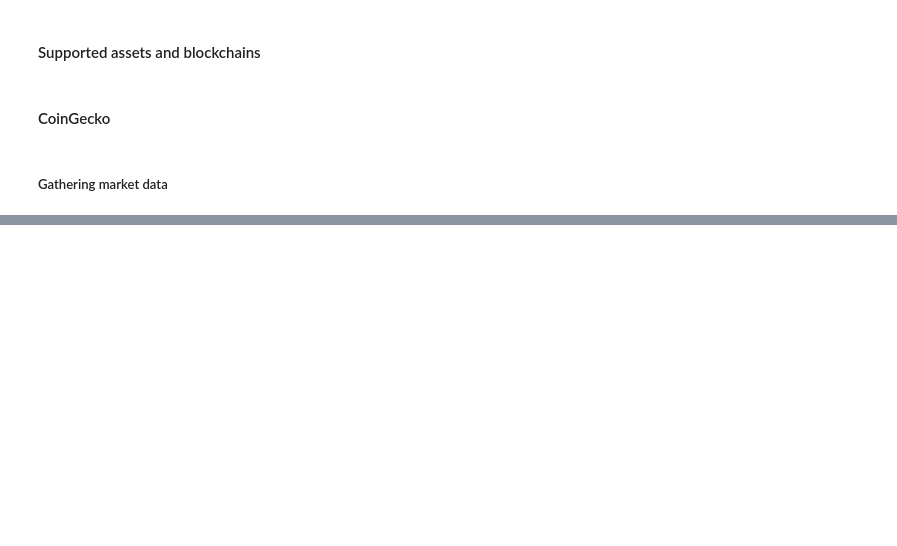
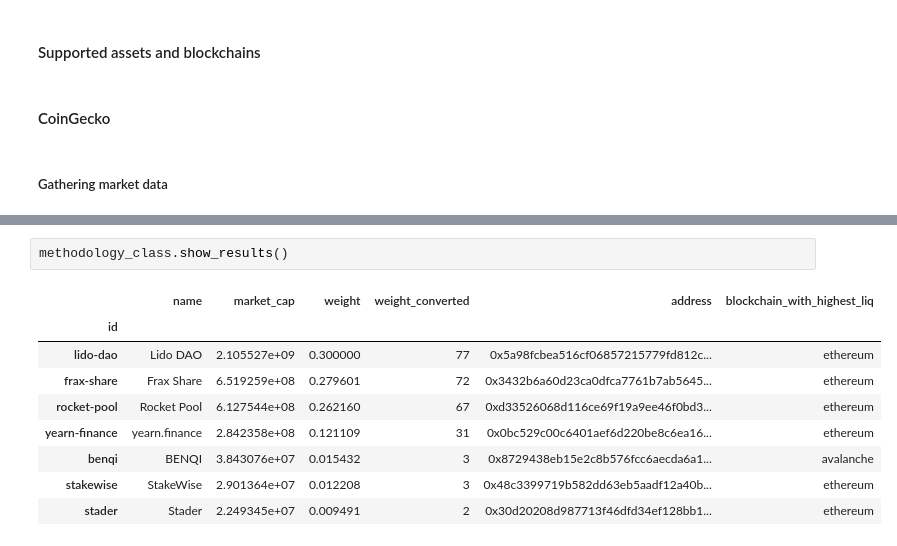
Before and after one commit to Phuture-Finance/rebalancing-data, a Jupyter notebook: PLX/methodology_template.ipynb, the cells around one changed output, grey strips where cells are left out. Saved outputs shown, nothing was run; the diff lists cells and outputs as text; blank space fills up the shorter version.

```diff
--- a/PLX/methodology_template.ipynb
+++ b/PLX/methodology_template.ipynb
@@ -184,0 +178,12 @@ ValueError: Boolean array expected for the condition, not float64
+# %%
+methodology_class.show_results()
+# %% [output]
+|  | name | market_cap | weight | weight_converted | address | blockchain_with_highest_liq |
+| id |  |  |  |  |  |  |
+| lido-dao | Lido DAO | 2.105527e+09 | 0.300000 | 77 | 0x5a98fcbea516cf06857215779fd812c... | ethereum |
+| frax-share | Frax Share | 6.519259e+08 | 0.279601 | 72 | 0x3432b6a60d23ca0dfca7761b7ab5645... | ethereum |
+| rocket-pool | Rocket Pool | 6.127544e+08 | 0.262160 | 67 | 0xd33526068d116ce69f19a9ee46f0bd3... | ethereum |
+| yearn-finance | yearn.finance | 2.842358e+08 | 0.121109 | 31 | 0x0bc529c00c6401aef6d220be8c6ea16... | ethereum |
+| benqi | BENQI | 3.843076e+07 | 0.015432 | 3 | 0x8729438eb15e2c8b576fcc6aecda6a1... | avalanche |
+| stakewise | StakeWise | 2.901364e+07 | 0.012208 | 3 | 0x48c3399719b582dd63eb5aadf12a40b... | ethereum |
+| stader | Stader | 2.249345e+07 | 0.009491 | 2 | 0x30d20208d987713f46dfd34ef128bb1... | ethereum |
```
Also changed, not shown: parts of 13 cells of this notebook, 1 other file.
